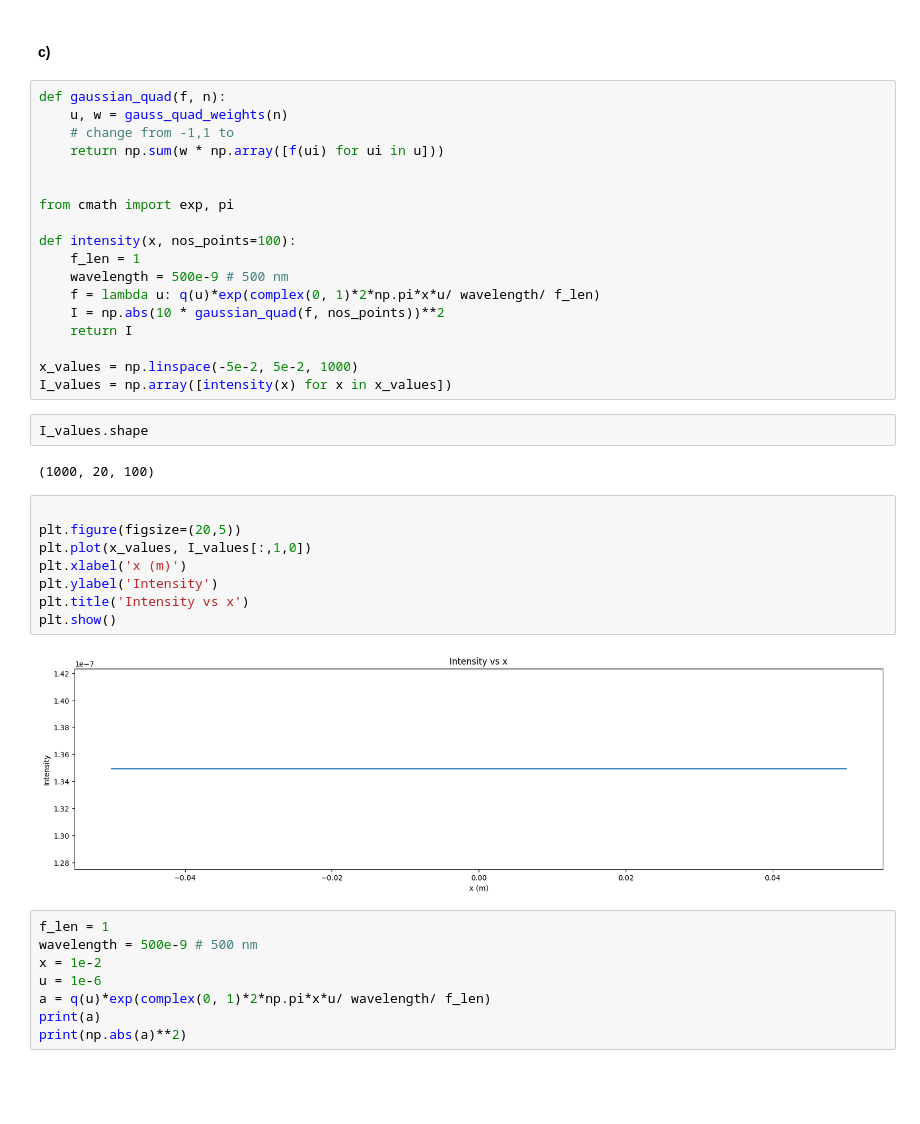
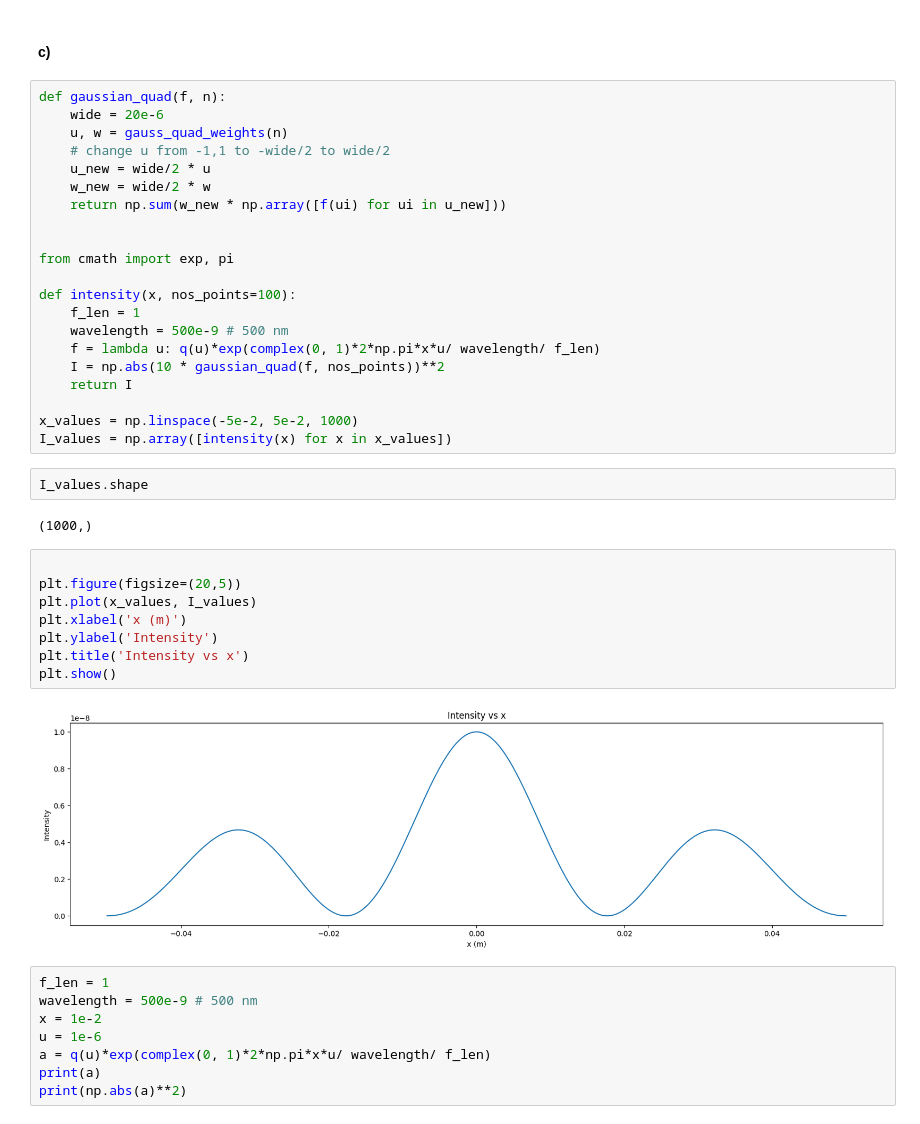
Before and after one commit to AtharvSuryawanshi/Computational-Physics, a Jupyter notebook: Suryawanshi_Atharv_HW2.ipynb, the cells around one changed output. Cells and saved outputs as stored; diff of their text form; blank space fills up the shorter version.

```diff
--- a/Suryawanshi_Atharv_HW2.ipynb
+++ b/Suryawanshi_Atharv_HW2.ipynb
@@ -390,9 +390,12 @@ plt.show()
 #### c)
 # %%
 def gaussian_quad(f, n):
+    wide = 20e-6
     u, w = gauss_quad_weights(n)
-    # change from -1,1 to
-    return np.sum(w * np.array([f(ui) for ui in u]))
+    # change u from -1,1 to -wide/2 to wide/2
+    u_new = wide/2 * u
+    w_new = wide/2 * w
+    return np.sum(w_new * np.array([f(ui) for ui in u_new]))
 
 
 from cmath import exp, pi
@@ -409,17 +412,17 @@ I_values = np.array([intensity(x) for x in x_values])
 # %%
 I_values.shape
 # %% [output]
-(1000, 20, 100)
+(1000,)
 # %%
 
 plt.figure(figsize=(20,5))
-plt.plot(x_values, I_values[:,1,0])
+plt.plot(x_values, I_values)
 plt.xlabel('x (m)')
 plt.ylabel('Intensity')
 plt.title('Intensity vs x')
 plt.show()
 # %% [output]
-[figure, old version]
+[figure, new version]
 # %%
 f_len = 1
 wavelength = 500e-9 # 500 nm
```
